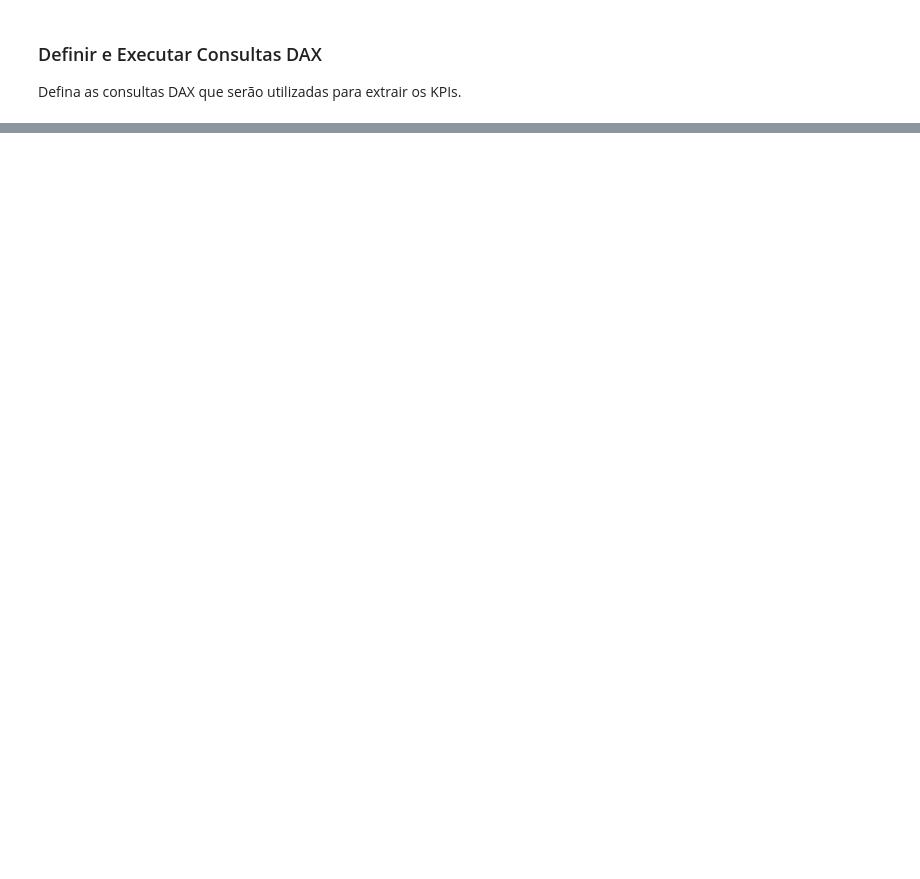
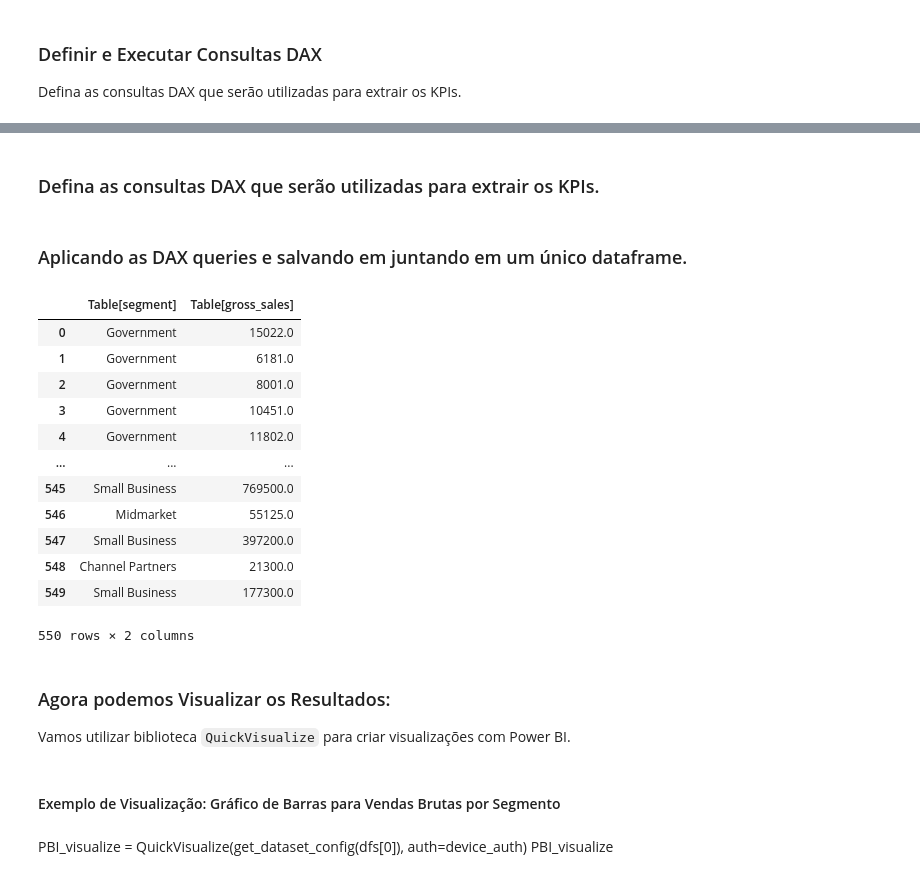
Before and after one commit to Jcnok/Integracao-Jupyter-com-Power-BI, a Jupyter notebook: notebook/artigo.ipynb, the cells around one changed output, grey strips where cells are left out. Drawn from its saved outputs; the diff is of its cells as text; code cells hidden in the pictures; blank space fills up the shorter version.

```diff
--- a/notebook/artigo.ipynb
+++ b/notebook/artigo.ipynb
@@ -293,0 +181,58 @@ Espero que este artigo tenha sido útil e informativo. Boa sorte na sua jornada
+# %% [markdown]
+### Defina as consultas DAX que serão utilizadas para extrair os KPIs.
+# %%
+# Lista de consultas DAX
+dax_queries = [
+    {"query": "EVALUATE SUMMARIZECOLUMNS('Table'[Segment], 'Table'[Gross_Sales])"},
+    {"query": "EVALUATE SUMMARIZECOLUMNS('Table'[Segment], 'Table'[Discounts])"},
+    {"query": "EVALUATE SUMMARIZECOLUMNS('Table'[Segment], 'Table'[Sales])"},
+    {"query": "EVALUATE SUMMARIZECOLUMNS('Table'[Segment], 'Table'[COGS])"},
+    {"query": "EVALUATE SUMMARIZECOLUMNS('Table'[Segment], 'Table'[Profit])"},
+    {"query": "EVALUATE SUMMARIZECOLUMNS('Table'[Segment], 'Table'[Units_Sold])"}
+]
+# %% [markdown]
+### Aplicando as DAX queries e salvando em juntando em um único dataframe.
+# %%
+# link da api e id do dataset.
+dataset_id = 'edf35402-a994-4111-b4a3-65b644fb25de'
+url = f'https://api.powerbi.com/v1.0/myorg/datasets/{dataset_id}/executeQueries'
+# %%
+# Função para executar consultas DAX e retornar DataFrame
+def execute_dax_query(dax_query, headers, url):
+    response = requests.post(url, headers=headers, json={"queries": [dax_query], "serializerSettings": {"includeNulls": True}})
+    response_data = response.json()
+    results = response_data['results'][0]['tables'][0]['rows']
+    df = pd.DataFrame(results)
+    return df
+
+# Executar consultas e realizando o join dos resultados
+dfs = []
+for dax_query in dax_queries:
+    df = execute_dax_query(dax_query, headers, url)
+    dfs.append(df)
+# %%
+# Visualizando uma das consultas salvas.
+dfs[0]
+# %% [output]
+|  | Table[segment] | Table[gross_sales] |
+| 0 | Government | 15022.0 |
+| 1 | Government | 6181.0 |
+| 2 | Government | 8001.0 |
+| 3 | Government | 10451.0 |
+| 4 | Government | 11802.0 |
+| ... | ... | ... |
+| 545 | Small Business | 769500.0 |
+| 546 | Midmarket | 55125.0 |
+| 547 | Small Business | 397200.0 |
+| 548 | Channel Partners | 21300.0 |
+| 549 | Small Business | 177300.0 |
+550 rows × 2 columns
+# %% [markdown]
+### Agora podemos Visualizar os Resultados:
+
+Vamos utilizar biblioteca `QuickVisualize` para criar visualizações com Power BI.
+# %% [markdown]
+#### Exemplo de Visualização: Gráfico de Barras para Vendas Brutas por Segmento
+# %% [markdown]
+PBI_visualize = QuickVisualize(get_dataset_config(dfs[0]), auth=device_auth)
+PBI_visualize
```
Also changed, not shown: parts of 41 cells of this notebook, 6 other files.
